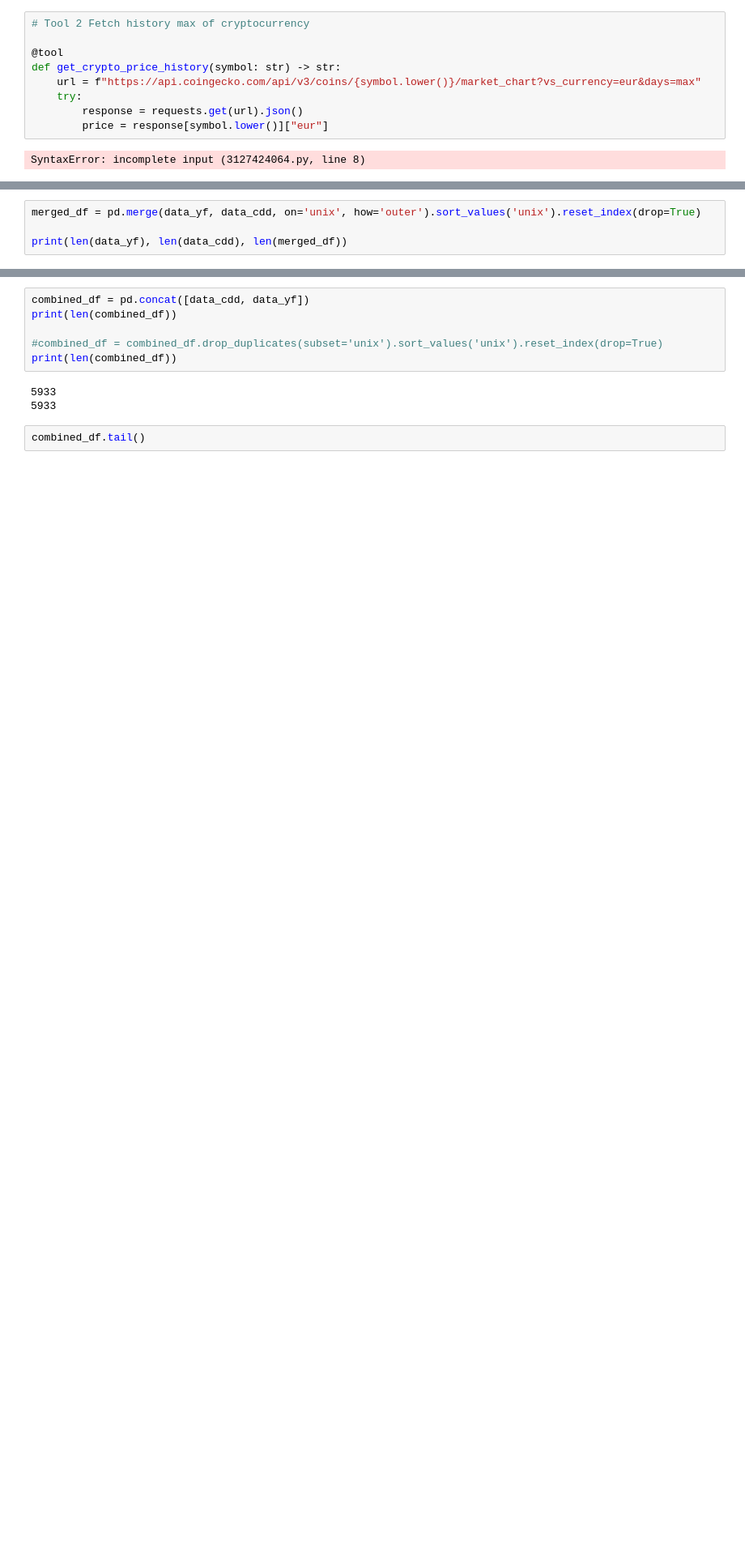
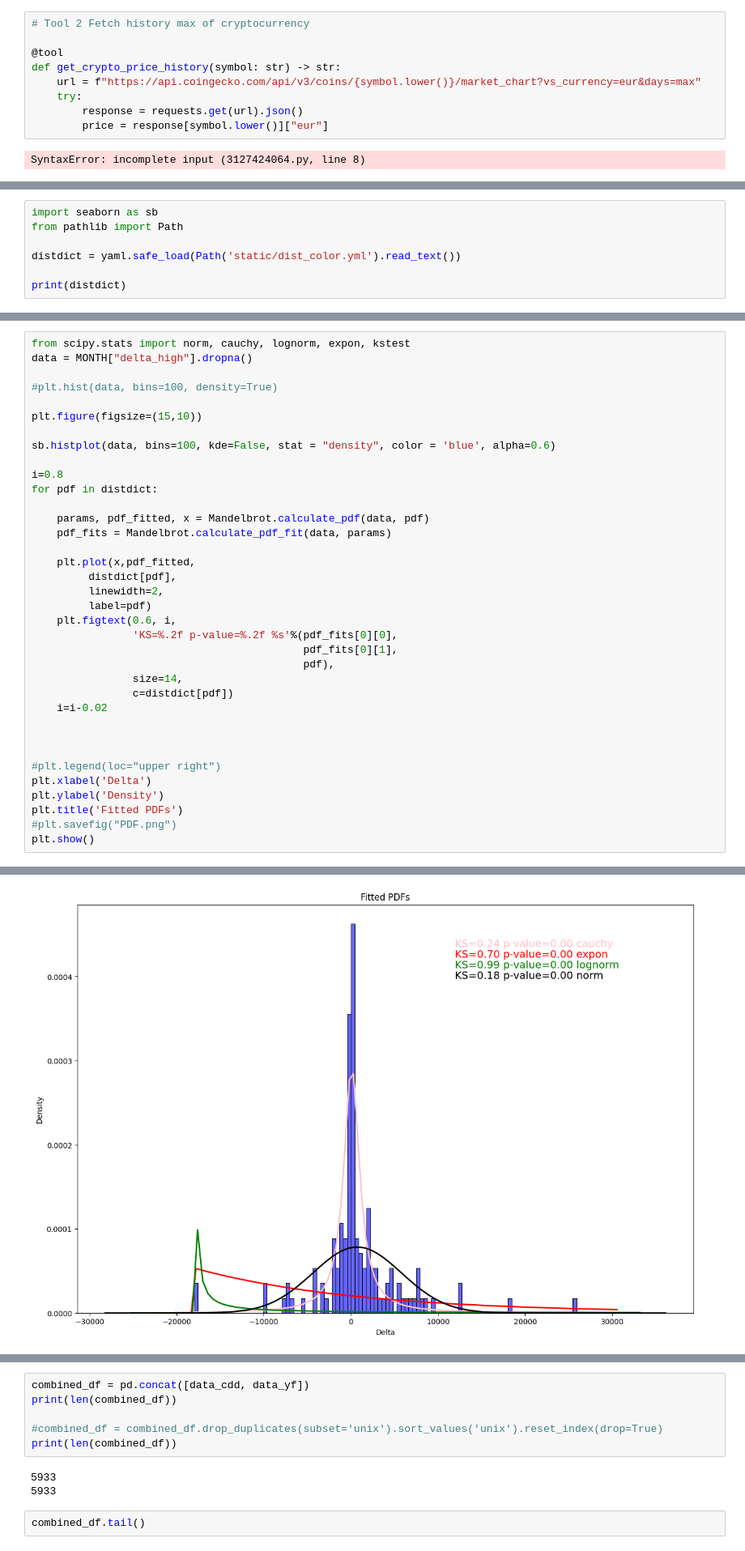
Before and after one commit to weberkry/MOM_Crypto_Bot, a Jupyter notebook: agent/agent testing.ipynb, the cells around one changed output, grey strips where cells are left out. Shown at 81% size. Drawn from its saved outputs; the diff is of its cells as text; blank space fills up the shorter version.

```diff
--- a/agent/agent testing.ipynb
+++ b/agent/agent testing.ipynb
@@ -205,0 +251,7 @@ data.head()
+# %%
+import seaborn as sb
+from pathlib import Path
+
+distdict = yaml.safe_load(Path('static/dist_color.yml').read_text())
+
+print(distdict)
@@ -206,5 +260,37 @@ data.head()
 # %%
-merged_df = pd.merge(data_yf, data_cdd, on='unix', how='outer').sort_values('unix').reset_index(drop=True)
+from scipy.stats import norm, cauchy, lognorm, expon, kstest
+data = MONTH["delta_high"].dropna()
 
-print(len(data_yf), len(data_cdd), len(merged_df))
+#plt.hist(data, bins=100, density=True)
+
+plt.figure(figsize=(15,10))
+
+sb.histplot(data, bins=100, kde=False, stat = "density", color = 'blue', alpha=0.6)
+
+i=0.8
+for pdf in distdict:
+
+    params, pdf_fitted, x = Mandelbrot.calculate_pdf(data, pdf)
+    pdf_fits = Mandelbrot.calculate_pdf_fit(data, params)
+
+    plt.plot(x,pdf_fitted,
+         distdict[pdf],
+         linewidth=2,
+         label=pdf)
+    plt.figtext(0.6, i,
+                'KS=%.2f p-value=%.2f %s'%(pdf_fits[0][0],
+                                           pdf_fits[0][1],
+                                           pdf),
+                size=14,
+                c=distdict[pdf])
+    i=i-0.02
+
+
+
+#plt.legend(loc="upper right")
+plt.xlabel('Delta')
+plt.ylabel('Density')
+plt.title('Fitted PDFs')
+#plt.savefig("PDF.png")
+plt.show()
 # %% [output]
@@ -211,0 +297 @@ print(len(data_yf), len(data_cdd), len(merged_df))
+[figure, added]
```
Also changed, not shown: parts of 16 cells of this notebook, 4 other files.
